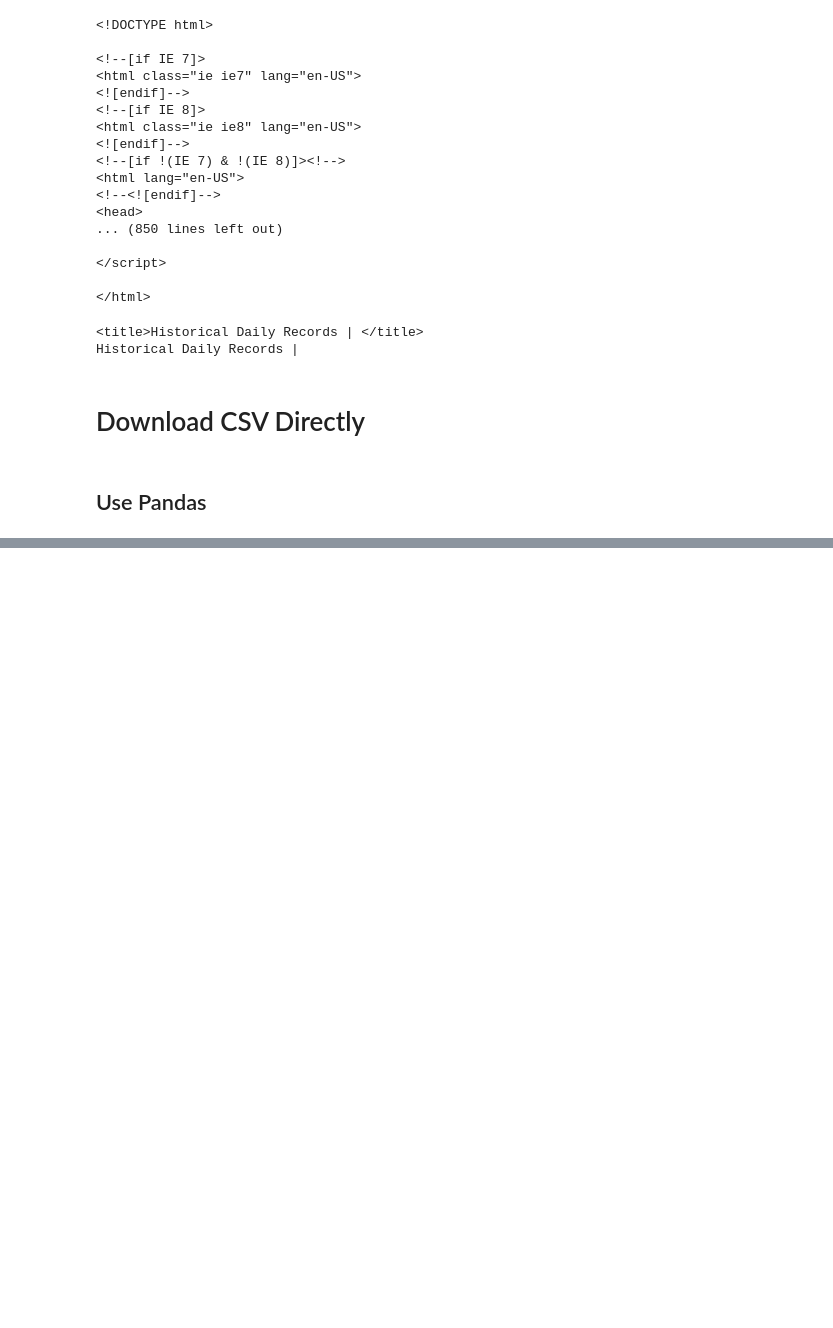
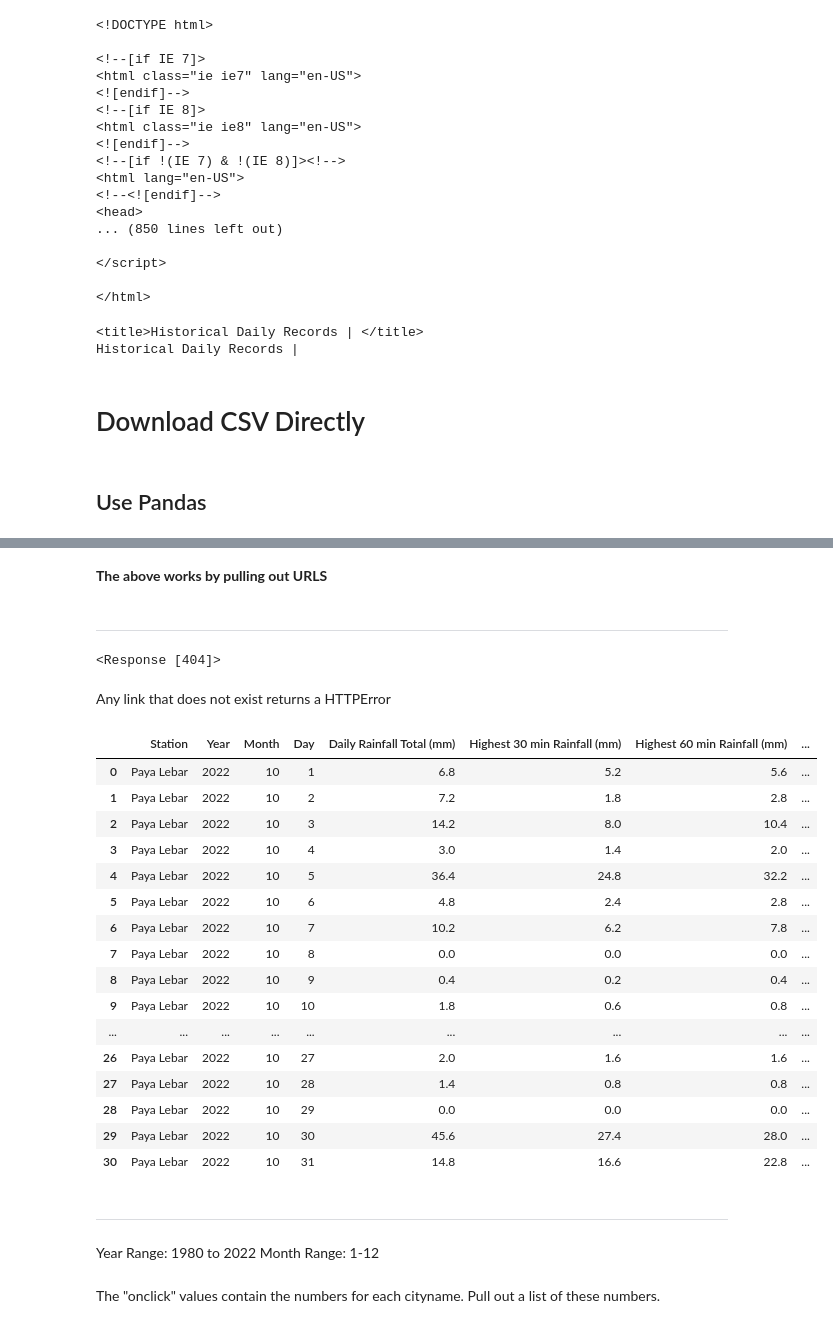
Before and after one commit to joel-quek/Project-4-Dengue-Prediction-Model, a Jupyter notebook: Joel/scrape1.ipynb, the cells around one changed output, grey strips where cells are left out. Saved outputs shown, nothing was run; the diff lists cells and outputs as text; code cells hidden in the pictures; blank space fills up the shorter version.

```diff
--- a/Joel/scrape1.ipynb
+++ b/Joel/scrape1.ipynb
@@ -131,0 +169,8 @@ df = pd.DataFrame(r)
+# %% [markdown]
+**The above works by pulling out URLS**
+# %% [markdown]
+---
+# %%
+requests.get("http://www.weather.gov.sg/files/dailydata/DAILYDATA_S1000_202210.csv")
+# %% [output]
+<Response [404]>
@@ -131,0 +179,31 @@ df = pd.DataFrame(r)
+# %% [markdown]
+Any link that does not exist returns a HTTPError
+# %%
+requests.get("http://www.weather.gov.sg/files/dailydata/DAILYDATA_S06_202210.csv")
+
+pd.read_csv("http://www.weather.gov.sg/files/dailydata/DAILYDATA_S06_202210.csv", encoding='ISO-8859-1')#,allow_redirects=True)
+# %% [output]
+|  | Station | Year | Month | Day | Daily Rainfall Total (mm) | Highest 30 min Rainfall (mm) | Highest 60 min Rainfall (mm) | ... |
+| 0 | Paya Lebar | 2022 | 10 | 1 | 6.8 | 5.2 | 5.6 | ... |
+| 1 | Paya Lebar | 2022 | 10 | 2 | 7.2 | 1.8 | 2.8 | ... |
+| 2 | Paya Lebar | 2022 | 10 | 3 | 14.2 | 8.0 | 10.4 | ... |
+| 3 | Paya Lebar | 2022 | 10 | 4 | 3.0 | 1.4 | 2.0 | ... |
+| 4 | Paya Lebar | 2022 | 10 | 5 | 36.4 | 24.8 | 32.2 | ... |
+| 5 | Paya Lebar | 2022 | 10 | 6 | 4.8 | 2.4 | 2.8 | ... |
+| 6 | Paya Lebar | 2022 | 10 | 7 | 10.2 | 6.2 | 7.8 | ... |
+| 7 | Paya Lebar | 2022 | 10 | 8 | 0.0 | 0.0 | 0.0 | ... |
+| 8 | Paya Lebar | 2022 | 10 | 9 | 0.4 | 0.2 | 0.4 | ... |
+| 9 | Paya Lebar | 2022 | 10 | 10 | 1.8 | 0.6 | 0.8 | ... |
+| ... | ... | ... | ... | ... | ... | ... | ... | ... |
+| 26 | Paya Lebar | 2022 | 10 | 27 | 2.0 | 1.6 | 1.6 | ... |
+| 27 | Paya Lebar | 2022 | 10 | 28 | 1.4 | 0.8 | 0.8 | ... |
+| 28 | Paya Lebar | 2022 | 10 | 29 | 0.0 | 0.0 | 0.0 | ... |
+| 29 | Paya Lebar | 2022 | 10 | 30 | 45.6 | 27.4 | 28.0 | ... |
+| 30 | Paya Lebar | 2022 | 10 | 31 | 14.8 | 16.6 | 22.8 | ... |
+# %% [markdown]
+---
+# %% [markdown]
+Year Range: 1980 to 2022
+Month Range: 1-12
+# %% [markdown]
+The "onclick" values contain the numbers for each cityname. Pull out a list of these numbers.
```
Also changed, not shown: parts of 54 cells of this notebook.
